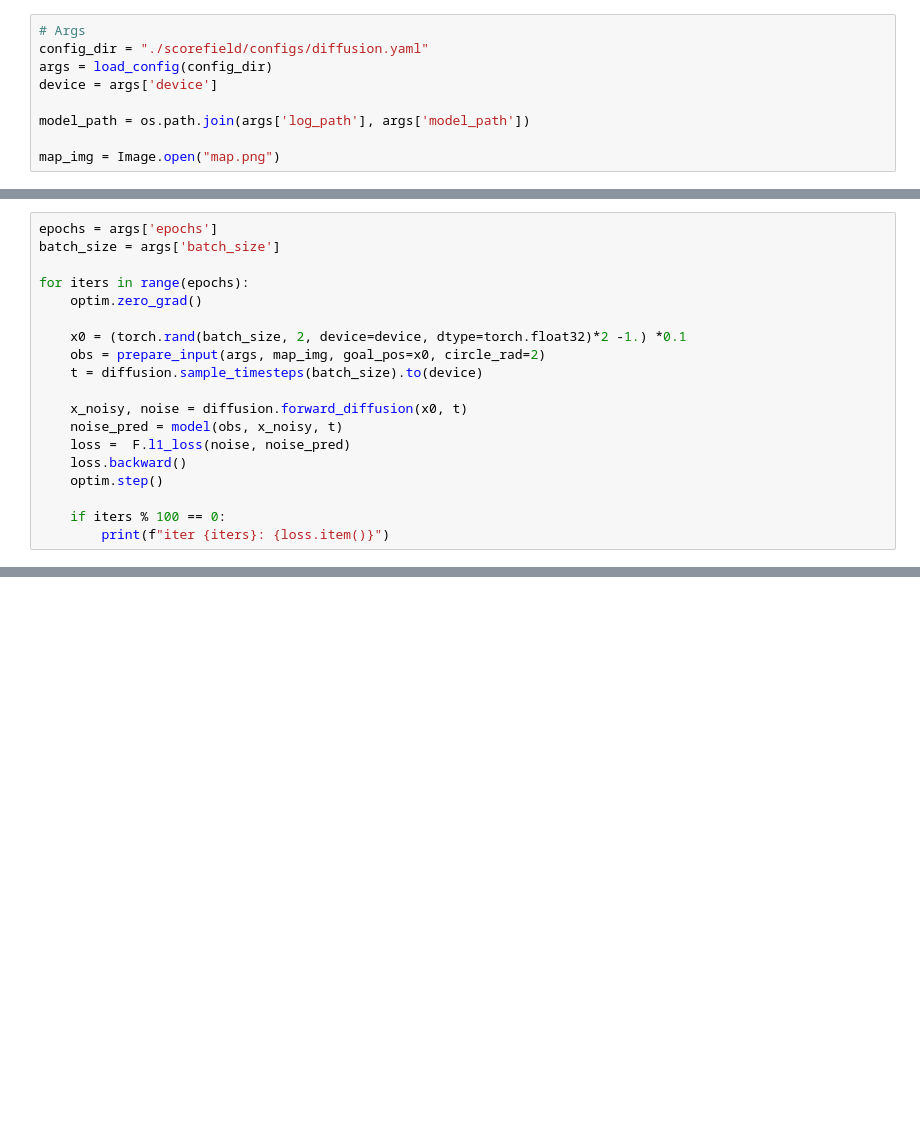
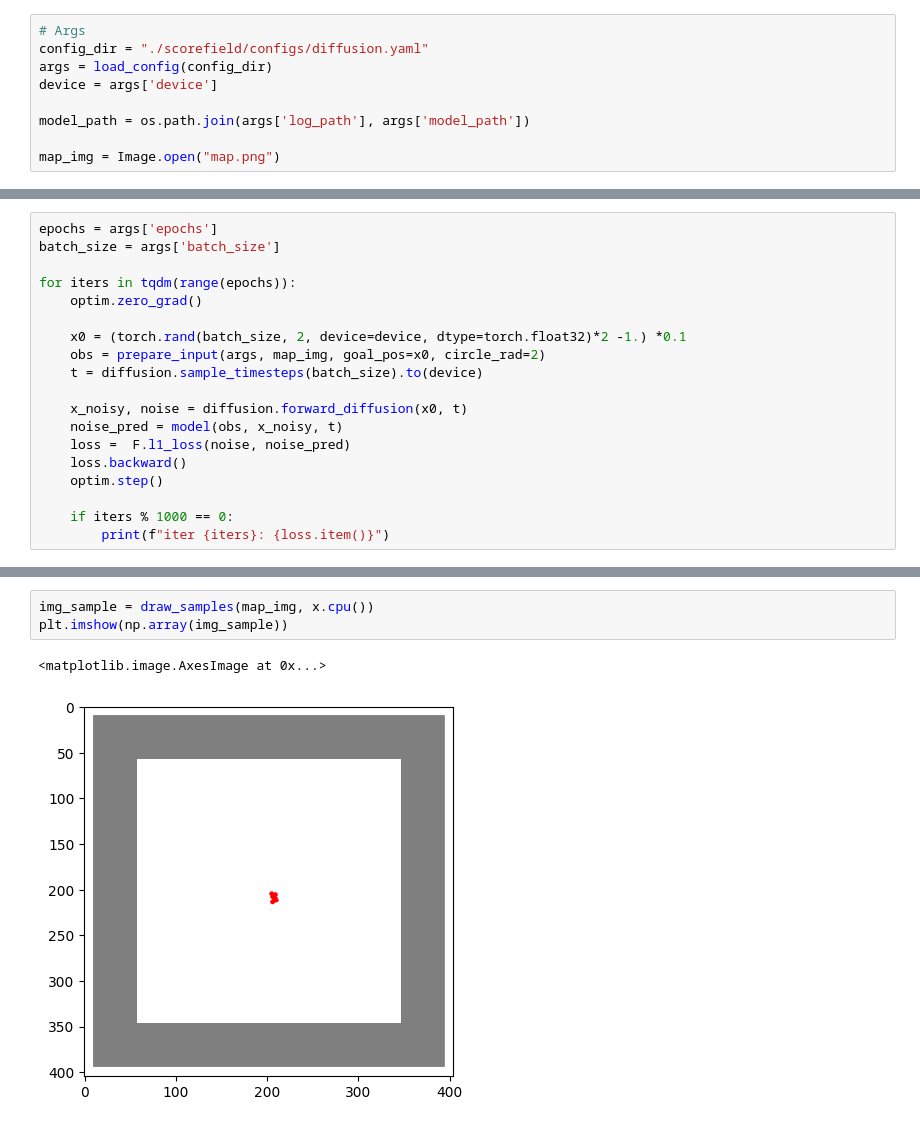
Before and after one commit to pranaboy72/denoisingheat, a Jupyter notebook: diffusion_backbone_png.ipynb, the cells around one changed output, grey strips where cells are left out. Cells and saved outputs as stored; diff of their text form; blank space fills up the shorter version.

```diff
--- a/diffusion_backbone_png.ipynb
+++ b/diffusion_backbone_png.ipynb
@@ -74,7 +64,7 @@ optim = torch.optim.Adam(params=model.parameters(), lr=train_lr)
 epochs = args['epochs']
 batch_size = args['batch_size']
 
-for iters in range(epochs):
+for iters in tqdm(range(epochs)):
     optim.zero_grad()
 
     x0 = (torch.rand(batch_size, 2, device=device, dtype=torch.float32)*2 -1.) *0.1
@@ -87,6 +77,6 @@ for iters in range(epochs):
     loss.backward()
     optim.step()
 
-    if iters % 100 == 0:
+    if iters % 1000 == 0:
         print(f"iter {iters}: {loss.item()}")
 # %% [output]
@@ -133,0 +127,6 @@ KeyError: 'eval_batch_size'
+# %%
+img_sample = draw_samples(map_img, x.cpu())
+plt.imshow(np.array(img_sample))
+# %% [output]
+<matplotlib.image.AxesImage at 0x...>
+[figure, added]
```
Also changed, not shown: parts of 9 cells of this notebook, 3 other files.
